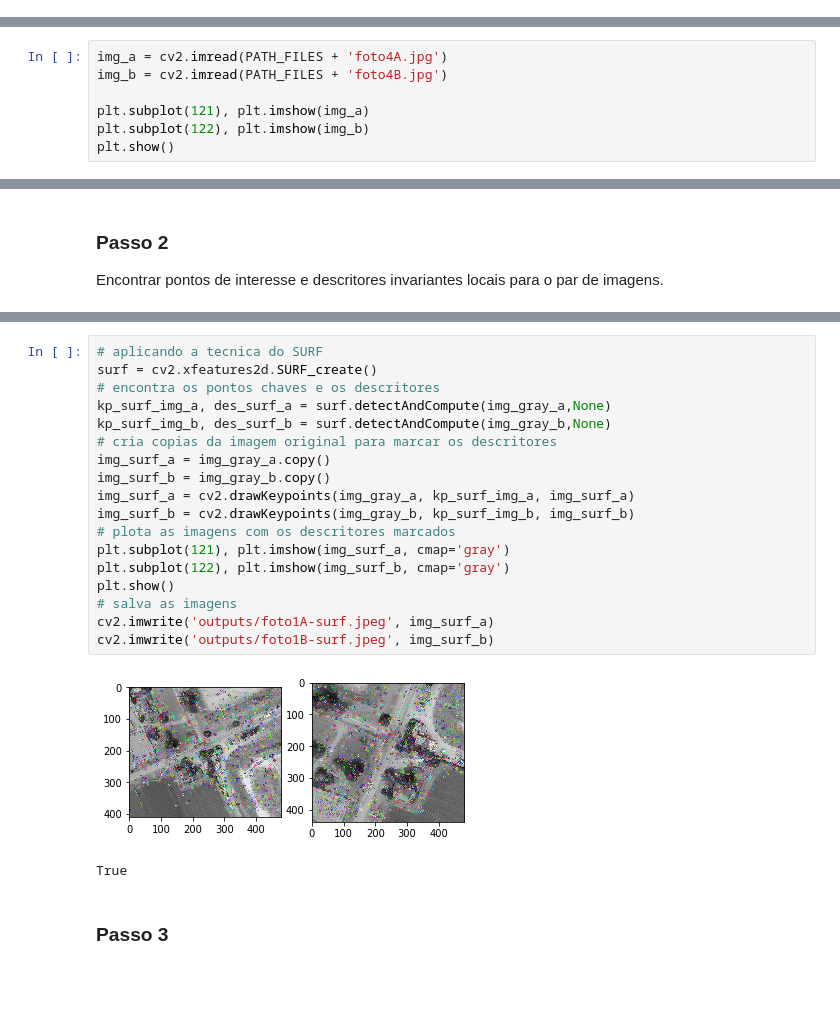
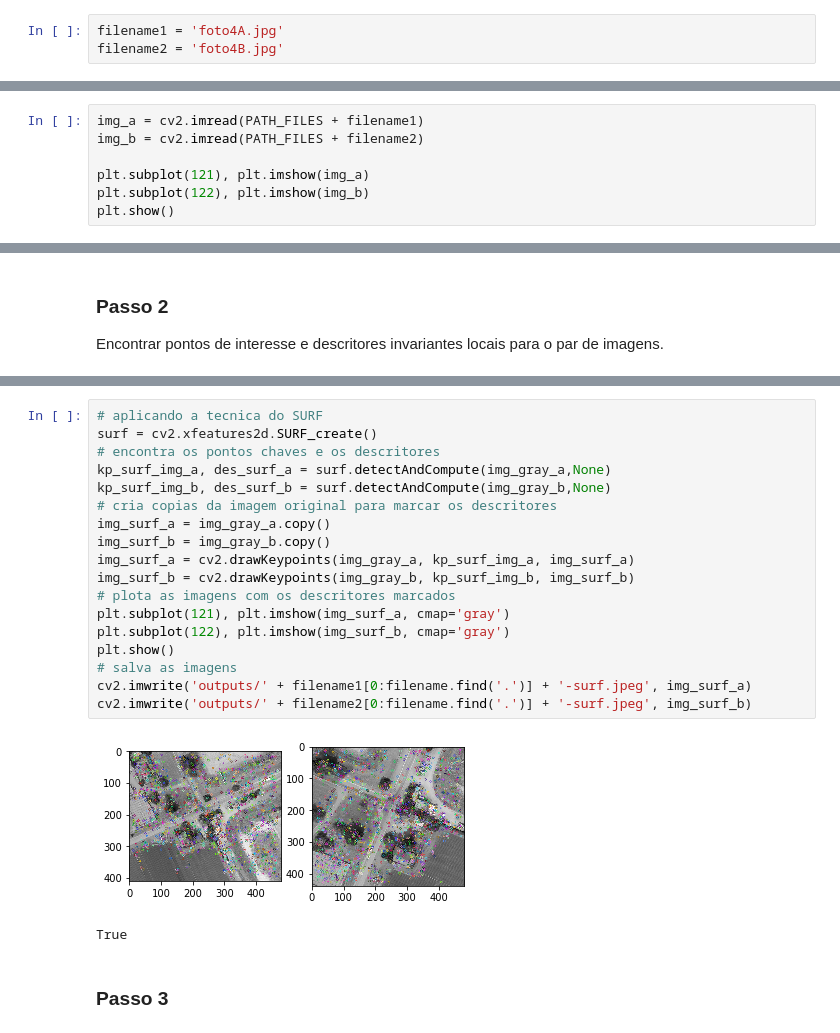
Before and after one commit to luizcartolano2/mc920, a Jupyter notebook: proj4-2019/proj4.ipynb, the cells around one changed output, grey strips where cells are left out. Saved outputs shown, nothing was run; the diff lists cells and outputs as text; blank space fills up the shorter version.

```diff
--- a/proj4-2019/proj4.ipynb
+++ b/proj4-2019/proj4.ipynb
@@ -5,12 +5,15 @@ import matplotlib.pyplot as plt
 # %%
 PATH_FILES = 'inputs/'
 THRESHOLD_SELEC = 0.6
+# %%
+filename1 = 'foto4A.jpg'
+filename2 = 'foto4B.jpg'
 # %% [markdown]
 ### Passo 0
 Leitura das imagens
 # %%
-img_a = cv2.imread(PATH_FILES + 'foto4A.jpg')
-img_b = cv2.imread(PATH_FILES + 'foto4B.jpg')
+img_a = cv2.imread(PATH_FILES + filename1)
+img_b = cv2.imread(PATH_FILES + filename2)
 
 plt.subplot(121), plt.imshow(img_a)
 plt.subplot(122), plt.imshow(img_b)
@@ -56,23 +59,23 @@ True
 # %%
 # aplicando a tecnica do SURF
 surf = cv2.xfeatures2d.SURF_create()
 # encontra os pontos chaves e os descritores
 kp_surf_img_a, des_surf_a = surf.detectAndCompute(img_gray_a,None)
 kp_surf_img_b, des_surf_b = surf.detectAndCompute(img_gray_b,None)
 # cria copias da imagem original para marcar os descritores
 img_surf_a = img_gray_a.copy()
 img_surf_b = img_gray_b.copy()
 img_surf_a = cv2.drawKeypoints(img_gray_a, kp_surf_img_a, img_surf_a)
 img_surf_b = cv2.drawKeypoints(img_gray_b, kp_surf_img_b, img_surf_b)
 # plota as imagens com os descritores marcados
 plt.subplot(121), plt.imshow(img_surf_a, cmap='gray')
 plt.subplot(122), plt.imshow(img_surf_b, cmap='gray')
 plt.show()
 # salva as imagens
-cv2.imwrite('outputs/foto1A-surf.jpeg', img_surf_a)
-cv2.imwrite('outputs/foto1B-surf.jpeg', img_surf_b)
+cv2.imwrite('outputs/' + filename1[0:filename.find('.')] + '-surf.jpeg', img_surf_a)
+cv2.imwrite('outputs/' + filename2[0:filename.find('.')] + '-surf.jpeg', img_surf_b)
 # %% [output]
-[figure, old version]
+[figure, new version]
 True
 # %% [markdown]
 ### Passo 3
```
Also changed, not shown: parts of 5 cells of this notebook, 8 other files.
